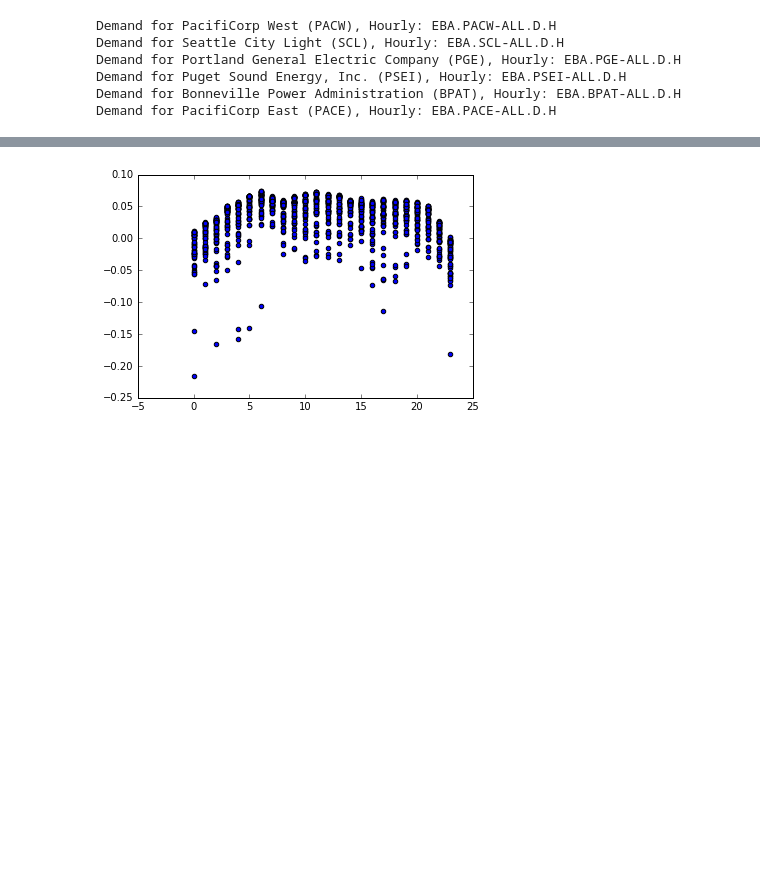
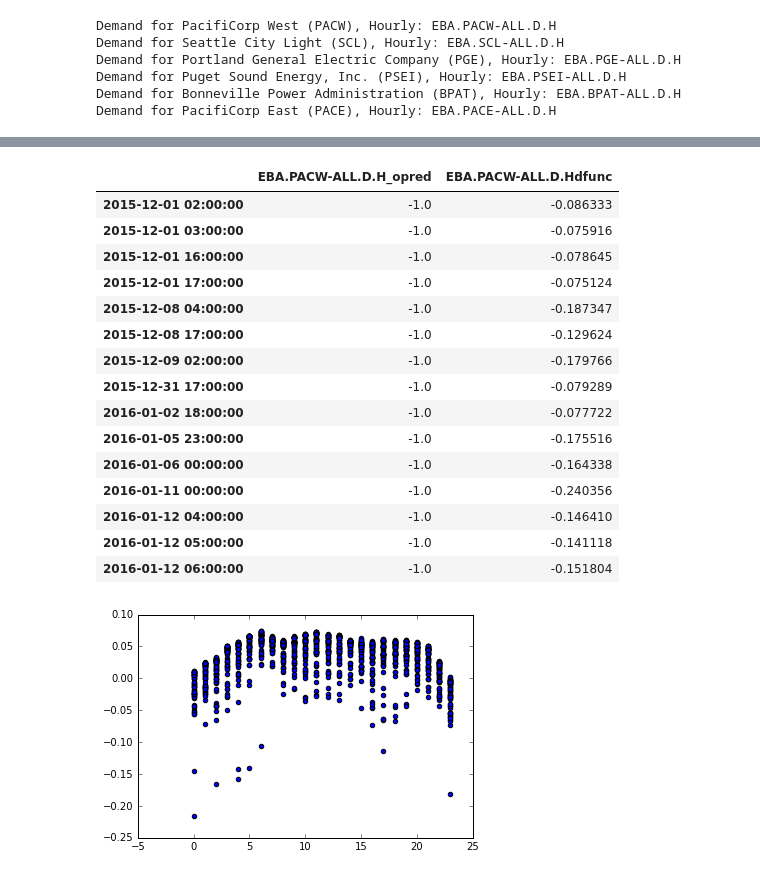
Before and after one commit to johnmrudolph/jupyter_blog, a Jupyter notebook: detecting_outliers.ipynb, the cells around one changed output, grey strips where cells are left out. Drawn from its saved outputs; the diff is of its cells as text; code cells hidden in the pictures; blank space fills up the shorter version.

Commit message:
turned outlier prediction model into a function

```diff
--- a/detecting_outliers.ipynb
+++ b/detecting_outliers.ipynb
@@ -55,7 +43,2 @@ concat_df.describe()
 # %%
 concat_df['HOUR'] = concat_df.index.to_datetime().hour
-# %%
-clf = IsolationForest(contamination=.01)
-x_train = concat_df[['HOUR', 'EBA.PACW-ALL.D.H']].values
-clf.fit(x_train)
-y_pred_train = clf.predict(x_train)
@@ -64,3 +45,39 @@ test = clf.decision_function(x_train)
+# %%
+def predict_outliers(series_id, train_df):
+    '''
+    Creates a dataframe with outlier prediction (boolean) and decision function
+    :param series_id: a valid eia series with eia dataframe object
+    :param train_df: a dataframe with the training series(x and y values)
+    '''
+    training_data = concat_df[['HOUR', series_id]].values
+    clf = IsolationForest(contamination=.01)
+    clf.fit(training_data)
+    opred = clf.predict(training_data)
+    dfunc = clf.decision_function(training_data)
+    l1 = '{}{}'.format(series_id, '_opred')
+    l2 = '{}{}'.format(series_id, 'dfunc')
+    return pd.DataFrame(np.column_stack((opred, dfunc)), index=train_df.index.values, columns=[l1, l2])
+# %%
+test = predict_outliers('EBA.PACW-ALL.D.H', concat_df)
+# %%
+test[test['EBA.PACW-ALL.D.H_opred']== -1]
+# %% [output]
+|  | EBA.PACW-ALL.D.H_opred | EBA.PACW-ALL.D.Hdfunc |
+| 2015-12-01 02:00:00 | -1.0 | -0.086333 |
+| 2015-12-01 03:00:00 | -1.0 | -0.075916 |
+| 2015-12-01 16:00:00 | -1.0 | -0.078645 |
+| 2015-12-01 17:00:00 | -1.0 | -0.075124 |
+| 2015-12-08 04:00:00 | -1.0 | -0.187347 |
+| 2015-12-08 17:00:00 | -1.0 | -0.129624 |
+| 2015-12-09 02:00:00 | -1.0 | -0.179766 |
+| 2015-12-31 17:00:00 | -1.0 | -0.079289 |
+| 2016-01-02 18:00:00 | -1.0 | -0.077722 |
+| 2016-01-05 23:00:00 | -1.0 | -0.175516 |
+| 2016-01-06 00:00:00 | -1.0 | -0.164338 |
+| 2016-01-11 00:00:00 | -1.0 | -0.240356 |
+| 2016-01-12 04:00:00 | -1.0 | -0.146410 |
+| 2016-01-12 05:00:00 | -1.0 | -0.141118 |
+| 2016-01-12 06:00:00 | -1.0 | -0.151804 |
 # %%
 plt.scatter(concat_df['HOUR'].values, test)
 plt.show()
```
Also changed, not shown: parts of 2 cells of this notebook.
